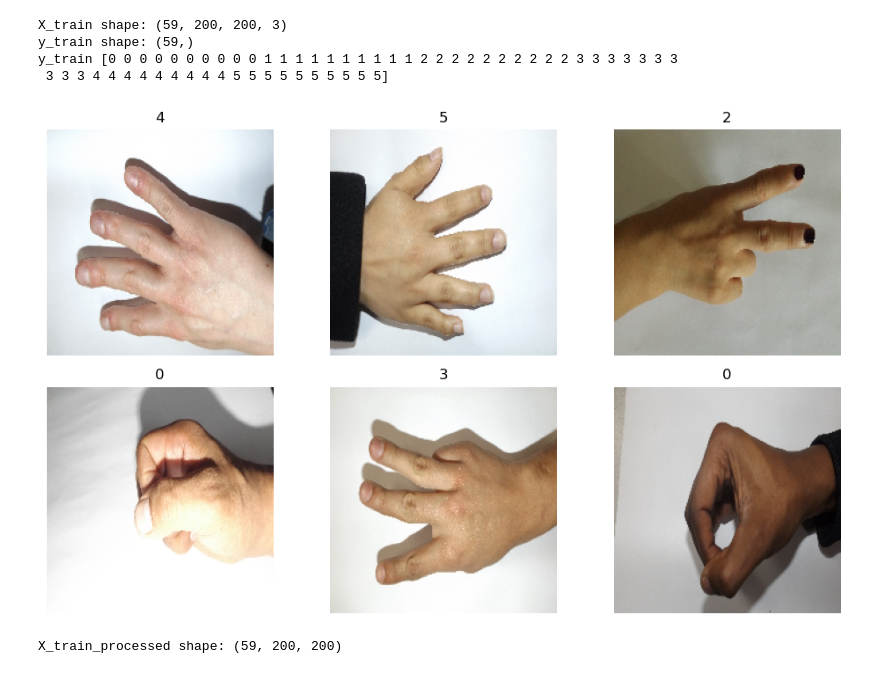
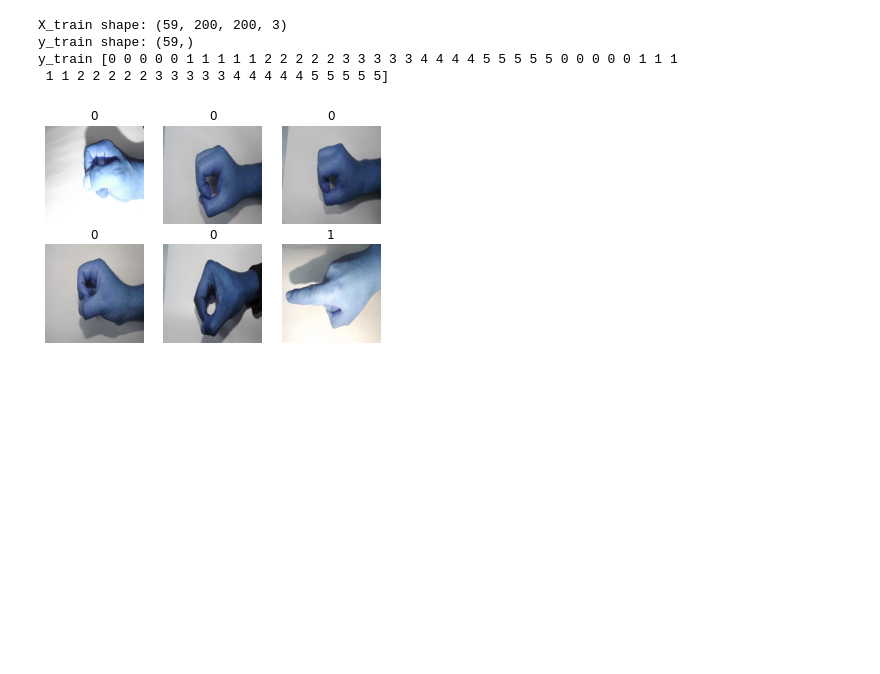
Before and after one commit to Omar-Al-Sharif/Sign-Language-Recognition, a Jupyter notebook: PreProcess.ipynb, the cells around one changed output. Drawn from its saved outputs; the diff is of its cells as text; code cells hidden in the pictures; blank space fills up the shorter version.

Commit message:
pre process skin detection

```diff
--- a/PreProcess.ipynb
+++ b/PreProcess.ipynb
@@ -12,9 +12,7 @@ import random
 
 # Define the directory containing the digit folders
 data_dir = 'dataset_sample/men/'
-
-additional_data_dir = 'dataset_sample/women/'
-
+additional_data_dir = 'dataset_sample/Women/'
 # Define the image size for preprocessing
 img_size = (200, 200)
 
@@ -31,53 +29,40 @@ for data_folder in [data_dir, additional_data_dir]:
     # Loop over the label names
     for label_name in label_names:
         # Get the path to the label folder
         label_dir = os.path.join(data_folder, label_name)
         # Loop over the images in the label folder
         for file_name in os.listdir(label_dir):
             # Get the path to the image file
             file_path = os.path.join(label_dir, file_name)
             # Load the image file and preprocess it
             img = cv2.imread(file_path)
             if img is None:
                 continue
-            img_rgb = cv2.cvtColor(img, cv2.COLOR_BGR2RGB)
-            img_resized = cv2.resize(img_rgb, img_size)
+            # img_rgb = cv2.cvtColor(img, cv2.COLOR_BGR2RGB)
+            img_resized = cv2.resize(img, img_size)
             img_normalized = img_resized / 255.0
             # Append the preprocessed image and corresponding label to the lists
             images.append(img_normalized)
             labels.append(label_dict[label_name])
 
 # Convert the image and label lists to numpy arrays
 X_train = np.array(images)
 y_train = np.array(labels)
 
-sorted_indices = np.argsort(y_train)
-X_train = X_train[sorted_indices]
-y_train=np.asarray(sorted(y_train))
-
 # Print the shape of the training data
 print('X_train shape:', X_train.shape)
 print('y_train shape:', y_train.shape)
 print('y_train', y_train)
 
-# Create a subplot with 2 rows and 3 columns
-fig, axes = plt.subplots(2, 3, figsize=(10, 6))
-
-# Flatten the axes array to iterate over subplots
-axes = axes.flatten()
-
 # Display the images
-for i in range(6):
-    random_index = random.randint(0, X_train.shape[0]-1)
-    axes[i].imshow(X_train[random_index], cmap='gray')
-    axes[i].set_title(label_names[y_train[random_index]])
-    axes[i].axis('off')
-
-plt.tight_layout()  # Adjust the spacing between subplots
-plt.show()
+for i in range(0, 6):
+    plt.subplot(2, 3, i + 1)
+    plt.imshow(X_train[i], cmap='gray')
+    plt.title(label_names[y_train[i]])
+    plt.axis('off')
 # %% [output]
 X_train shape: (59, 200, 200, 3)
 y_train shape: (59,)
-y_train [0 0 0 0 0 0 0 0 0 0 1 1 1 1 1 1 1 1 1 1 2 2 2 2 2 2 2 2 2 2 3 3 3 3 3 3 3
- 3 3 3 4 4 4 4 4 4 4 4 4 5 5 5 5 5 5 5 5 5 5]
+y_train [0 0 0 0 0 1 1 1 1 1 2 2 2 2 2 3 3 3 3 3 4 4 4 4 5 5 5 5 5 0 0 0 0 0 1 1 1
+ 1 1 2 2 2 2 2 3 3 3 3 3 4 4 4 4 4 5 5 5 5 5]
-[figure, old version]
+[figure, new version]
@@ -106,18 +149,11 @@ for i in range(len(X_train)):
     img = X_train[i]
     img = cv2.normalize(img, None, 0, 255, cv2.NORM_MINMAX, cv2.CV_8U) # convert to 8-bit
     img = cv2.GaussianBlur(img, (3, 3), 0)
-    # Apply Gaussian blur with kernel size of 3
     img = remove_shadows(img)
+    img = cv2.cvtColor(img, cv2.COLOR_BGR2GRAY) # convert to grayscale
+    kernel = cv2.getStructuringElement(cv2.MORPH_ELLIPSE, (5, 5))
+    img = cv2.morphologyEx(img, cv2.MORPH_CLOSE, kernel) # perform morphological closing operation
+    _, img = cv2.threshold(img, 0, 255, cv2.THRESH_BINARY + cv2.THRESH_OTSU) # apply threshold
 
-    img = cv2.cvtColor(img, cv2.COLOR_BGR2GRAY) # convert to grayscale
-    # # Apply Canny edge detector with minVal of 100 and maxVal of 200
-    _, img = cv2.threshold(img, 0, 255, cv2.THRESH_BINARY + cv2.THRESH_OTSU)
-    # img = cv2.Canny(img, 50, 200)
-    # # Apply Otsu's thresholding
-    # Append the preprocessed image to the list
     X_train_processed.append(img)
 X_train_processed = np.array(X_train_processed)
-# Print the shape of the preprocessed training data
-print('X_train_processed shape:', X_train_processed.shape)
-# %% [output]
-X_train_processed shape: (59, 200, 200)
```
Also changed, not shown: parts of 11 cells of this notebook.
